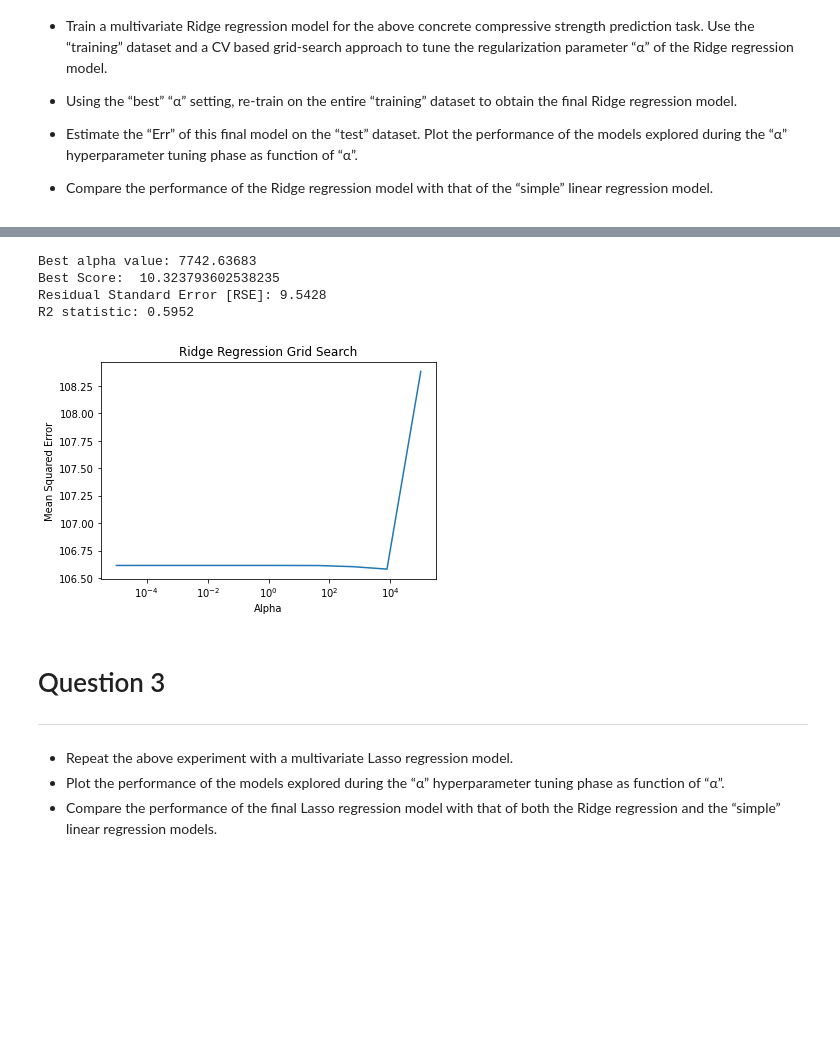
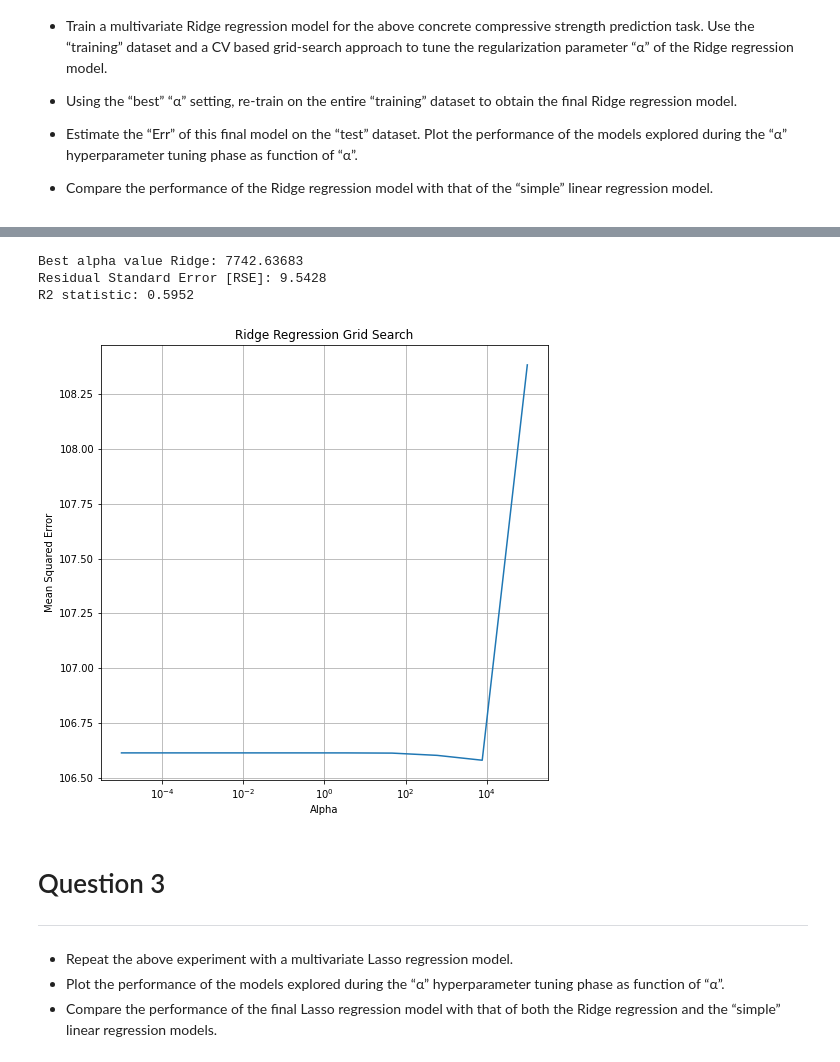
Before and after one commit to dev-nanthan/regression-for-prediction, a Jupyter notebook: ML_A2.ipynb, the cells around one changed output, grey strips where cells are left out. Saved outputs shown, nothing was run; the diff lists cells and outputs as text; code cells hidden in the pictures; blank space fills up the shorter version.

```diff
--- a/ML_A2.ipynb
+++ b/ML_A2.ipynb
@@ -154,7 +166,10 @@ regression model.
 # %%
+from sklearn.linear_model import Ridge
+from sklearn.model_selection import GridSearchCV
+
 # CV based grid-search to tune parameter “α” of the Ridge regression model
 # ##############################################################################
-# Define the Ridge model
+# Create the Ridge model
 ridge = Ridge()
 
 # Define the range of alpha values to search
@@ -167,44 +182,45 @@ param_grid = {'alpha': alpha_range}
 grid_search = GridSearchCV(ridge, param_grid, cv=5, scoring='neg_mean_squared_error')
 # grid_search = GridSearchCV(ridge, param_grid, cv=5, scoring='neg_mean_squared_error')
 grid_search.fit(X_train, y_train)
 
 # Print the best parameter and score
 best_alpha = grid_search.best_params_['alpha']
-print("Best alpha value: {:.5f}".format(best_alpha))
-print("Best Score: ", np.sqrt(-grid_search.best_score_))
+print("Best alpha value Ridge: {:.5f}".format(best_alpha))
+# print("Best Score Ridge: ", np.sqrt(-grid_search.best_score_))
 
-# New Ridge model Using the “best” “α” setting
+# Re-Train final Ridge model Using the “best” “α” hyperparameter
 # ##############################################################################
 ridge = Ridge(alpha=best_alpha)
 
 # re-train on the entire “training” dataset to obtain the final Ridge regression model.
 ridge.fit(X_train, y_train)
 
-# predict on the test set
+# predict on the test set using Final Model
 y_pred = ridge.predict(X_test)
 
 # Performance Evaluation
 # ##############################################################################
 
 # Compute the RSE and R2 error on the test set
-rse = np.sqrt(mean_squared_error(y_test, y_pred))
-r2 = r2_score(y_test, y_pred)
-print("Residual Standard Error [RSE]: {:.4f}".format(rse))
-print("R2 statistic: {:.4f}".format(r2))
+rse_ridge = np.sqrt(mean_squared_error(y_test, y_pred))
+r2_ridge = r2_score(y_test, y_pred)
+print("Residual Standard Error [RSE]: {:.4f}".format(rse_ridge))
+print("R2 statistic: {:.4f}".format(r2_ridge))
 
 # Plot the performance of the models explored during the alpha hyperparameter tuning phase as function of alpha
 mse_scores = -grid_search.cv_results_['mean_test_score']
+plt.figure(figsize=(8,8))
 plt.semilogx(alpha_range, mse_scores)
 plt.xlabel('Alpha')
 plt.ylabel('Mean Squared Error')
 plt.title('Ridge Regression Grid Search')
+plt.grid(True, which="both")
 plt.show()
 # %% [output]
-Best alpha value: 7742.63683
-Best Score:  10.323793602538235
+Best alpha value Ridge: 7742.63683
 Residual Standard Error [RSE]: 9.5428
 R2 statistic: 0.5952
-[figure, old version]
+[figure, new version]
 # %% [markdown]
 # Question 3
 
```
Also changed, not shown: parts of 7 cells of this notebook.
